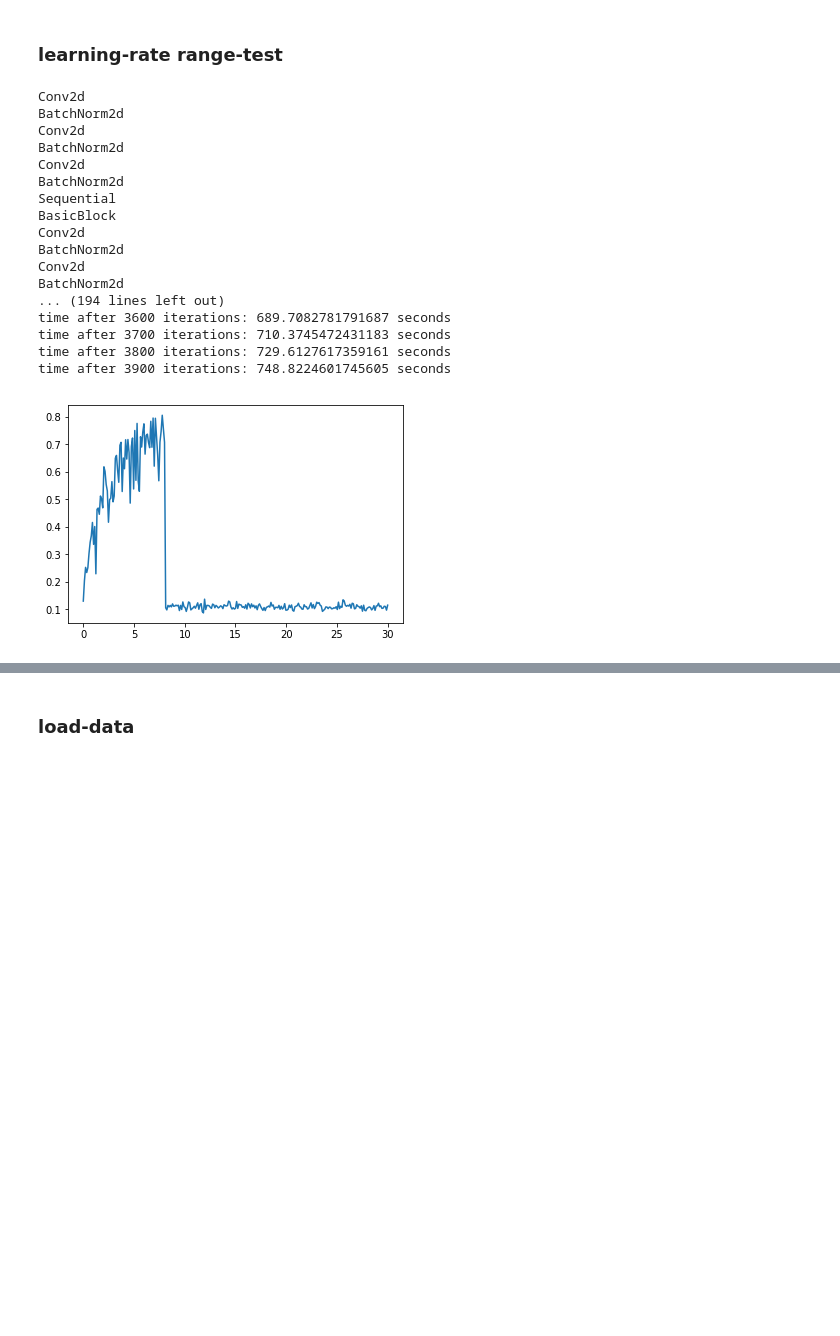
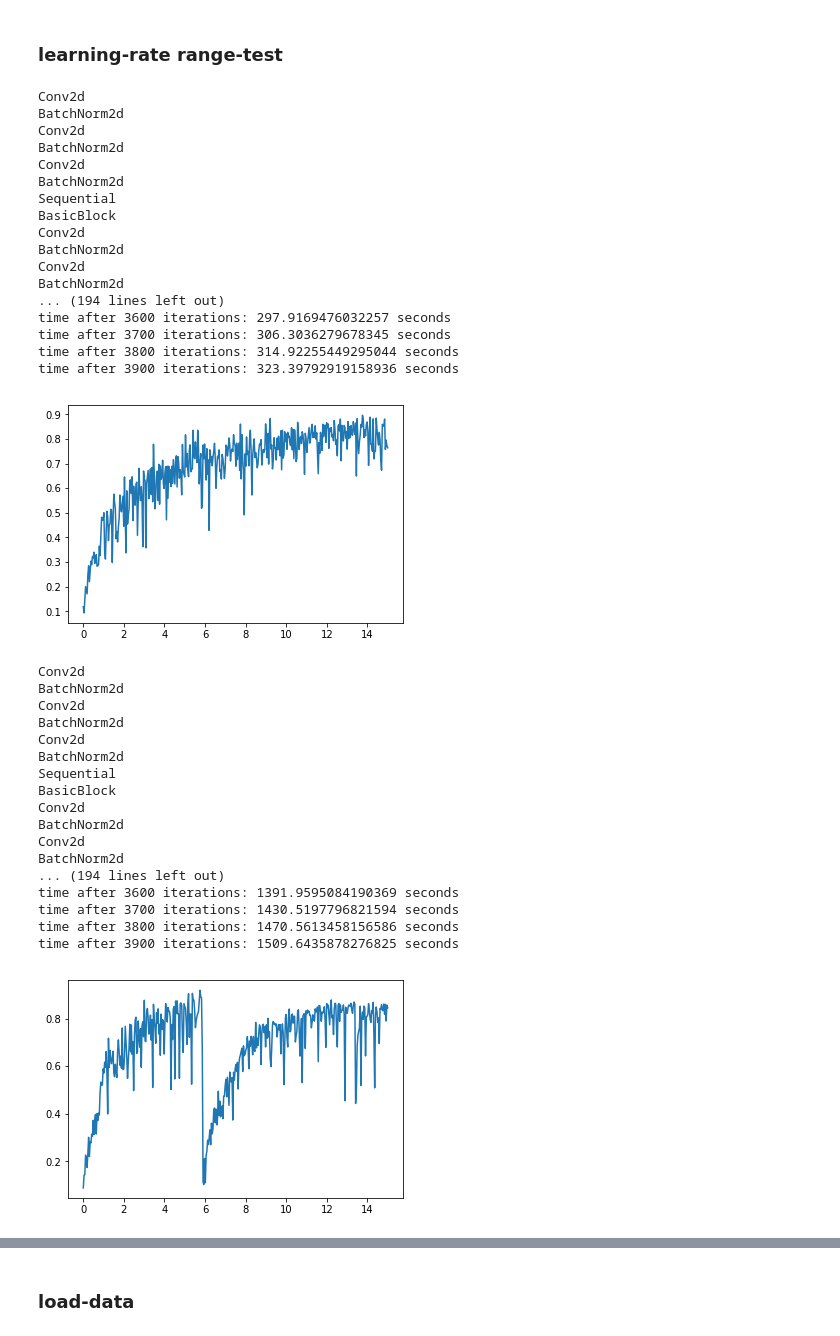
Before and after one commit to khushdeep-singh/DD2424project, a Jupyter notebook: assignmentforsaturdayOla.ipynb, the cells around one changed output, grey strips where cells are left out. Cells and saved outputs as stored; diff of their text form; code cells hidden in the pictures; blank space fills up the shorter version.

```diff
--- a/assignmentforsaturdayOla.ipynb
+++ b/assignmentforsaturdayOla.ipynb
@@ -117,7 +117,7 @@ def range_test(net,opt,dataloader,lossfn,min_lr,max_lr,iterations,bsize_tr, mome
 
     accuracy  = []
     loss      = []
-    val_int   = 15
+    val_int   = 10
     i         = 0
     while i < iterations:
         datait = iter(dataloader)
@@ -146,48 +146,66 @@ def range_test(net,opt,dataloader,lossfn,min_lr,max_lr,iterations,bsize_tr, mome
     plt.plot(x1, np.array(acc_val))
     momentum = opt.param_groups[-1]['momentum']
     weightdecay = opt.param_groups[-1]['weight_decay']
-    save_file = path+f"/rangetest/{experiment}acc_bs{bsize_tr}_minlr{min_lr}_maxlr{max_lr}_iterations{iterations}_momentum{momentum}_weightdecy{weightdecay}_acc_val.png"
+    save_file = path+f"/rangetest/ola/{experiment}acc_bs{bsize_tr}_minlr{min_lr}_maxlr{max_lr}_iterations{iterations}_momentum{momentum}_weightdecy{weightdecay}_acc_val_net{arch}.png"
     plt.savefig(save_file)
     plt.show()
     return accuracy, loss
 # %% [markdown]
 ### learning-rate range-test
 # %%
-xp = 8
+xp = 9
 # %%
 %%capture
 network = rnet.resnet56()
 if cuda_available: network.cuda()
 # %%
 max_lr = 1e-9
-min_lr = 3e1
+min_lr = 1.5e1
 iterations = 4000
 lossfn = nn.CrossEntropyLoss()
 weightdecay = 0
 momentum=0
-for batchsize in [512]:
+for batchsize in [128, 1024]:
     network = rnet.resnet56()
     if cuda_available: network.cuda()
     optimizer = optim.SGD(network.parameters(), lr=min_lr)
     xp += 1
     dataloader_tr, dataloader_vl = load_cifar10(batchsize)
     accuracy, loss = range_test(network,optimizer,dataloader_tr,lossfn,max_lr,min_lr,iterations,batchsize,experiment=xp,arch="resnet56")
 # %% [output]
 Conv2d
 BatchNorm2d
 Conv2d
 BatchNorm2d
 Conv2d
 BatchNorm2d
 Sequential
 BasicBlock
 Conv2d
 BatchNorm2d
 Conv2d
 BatchNorm2d
 ... (194 lines left out)
-time after 3600 iterations: 689.7082781791687 seconds
-time after 3700 iterations: 710.3745472431183 seconds
-time after 3800 iterations: 729.6127617359161 seconds
-time after 3900 iterations: 748.8224601745605 seconds
+time after 3600 iterations: 297.9169476032257 seconds
+time after 3700 iterations: 306.3036279678345 seconds
+time after 3800 iterations: 314.92255449295044 seconds
+time after 3900 iterations: 323.39792919158936 seconds
-[figure, old version]
+[figure, new version]
+Conv2d
+BatchNorm2d
+Conv2d
+BatchNorm2d
+Conv2d
+BatchNorm2d
+Sequential
+BasicBlock
+Conv2d
+BatchNorm2d
+Conv2d
+BatchNorm2d
+... (194 lines left out)
+time after 3600 iterations: 1391.9595084190369 seconds
+time after 3700 iterations: 1430.5197796821594 seconds
+time after 3800 iterations: 1470.5613458156586 seconds
+time after 3900 iterations: 1509.6435878276825 seconds
+[figure, added]
```
Also changed, not shown: parts of 4 cells of this notebook.
